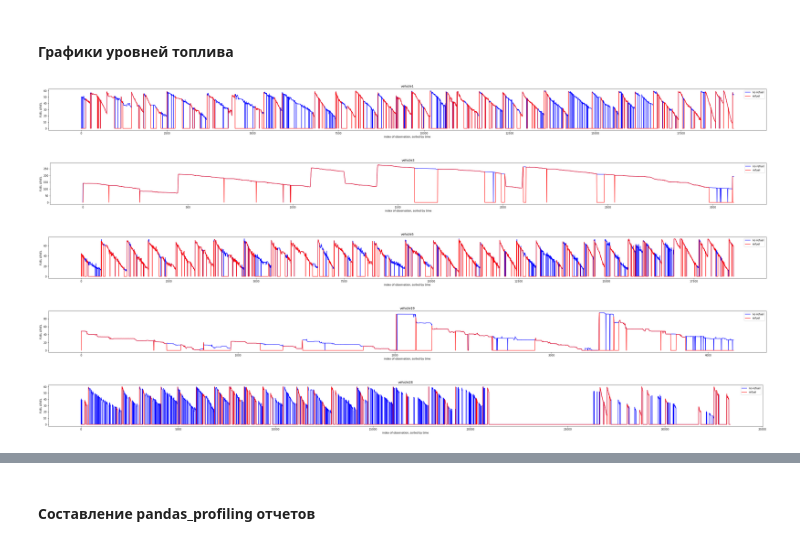
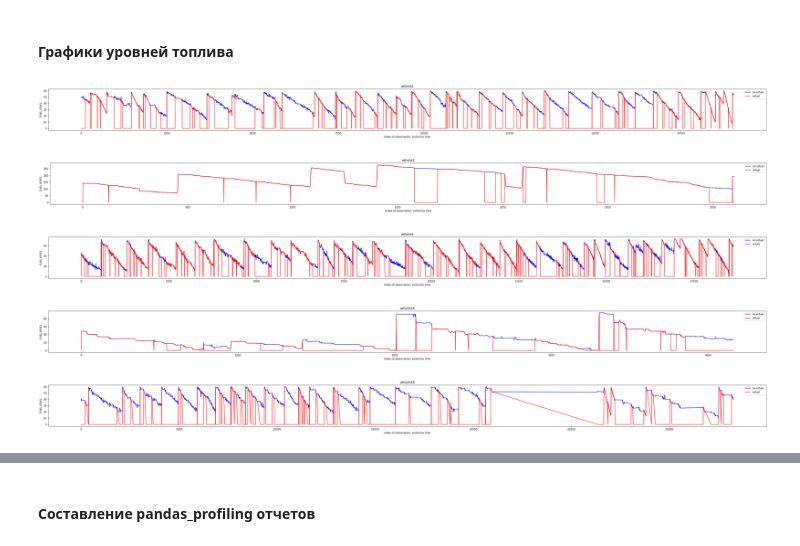
Before and after one commit to MekhailS/datascience-contest, a Jupyter notebook: eda.ipynb, the cells around one changed output, grey strips where cells are left out. Cells and saved outputs as stored; diff of their text form; code cells hidden in the pictures.

Commit message:
rolled fuellevel

```diff
--- a/eda.ipynb
+++ b/eda.ipynb
@@ -95,25 +95,26 @@ import matplotlib.pyplot as plt
 # %%
 for i in VEHICLE_IDS:
     df = pd.read_csv(f'{DATA_PROC_PATH}vehicle{i}.csv')
     df.dropna(inplace=True)
+    df = df[df['fuellevel'] > 0]
     df.reset_index(inplace=True)
 
     df_refuel = df[df['refuel'] == 1]
 
     plt.figure(figsize=(50, 3))
 
     plt.title(f'vehicle{i}')
     plt.ylabel('FUEL LEVEL')
     plt.xlabel('index of observation, sorted by time')
     plt.plot(df['i'], df['fuellevel'], color='blue', label='no refuel')
     plt.plot(df['i'], df['fuellevel'] * df['refuel'], color='red', label='refuel')
     plt.legend()
 
     plt.savefig(f'{DATA_PROC_PATH}plots/fuellevel_refuel_vehicle{i}.png', dpi=160)
     plt.show()
 # %% [output]
-[figure, old version]
+[figure, new version]
-[figure, old version]
+[figure, new version]
-[figure, old version]
+[figure, new version]
-[figure, old version]
+[figure, new version]
-[figure, old version]
+[figure, new version]
```
Also changed, not shown: parts of 4 cells of this notebook, 16 other files.
